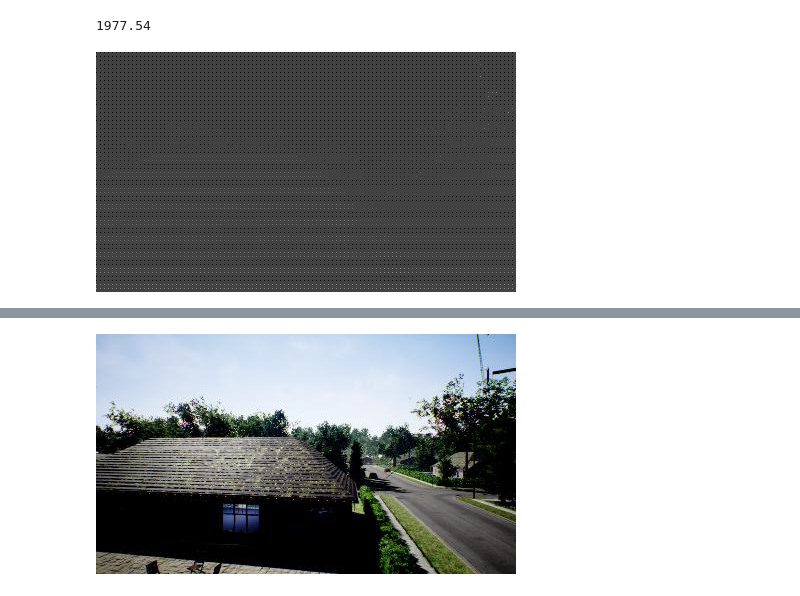
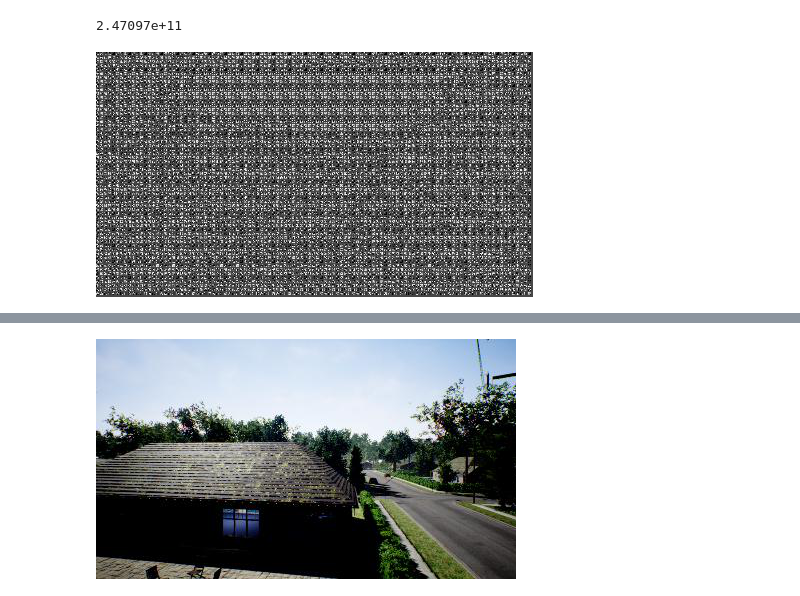
Before and after one commit to jmern3250/misc, a Jupyter notebook: depth/Image test .ipynb, the cells around one changed output, grey strips where cells are left out. Cells and saved outputs as stored; diff of their text form; code cells hidden in the pictures.

```diff
--- a/depth/Image test .ipynb
+++ b/depth/Image test .ipynb
@@ -23,18 +23,16 @@ else:
 X_train, Y_train = load_data(DATA)
 # %%
 tf.reset_default_graph()
+if PT:
+    Y_train_ = np.stack([Y_train.squeeze()]*3,axis=3)
 if DATA == 0:
     X = tf.placeholder(tf.float32, [None, 480, 640, 3])
     Y = tf.placeholder(tf.float32, [None, 480, 640, 1])
 elif DATA == 1:
-    X = tf.placeholder(tf.float32, [None, 240, 420, 3])
-    Y = tf.placeholder(tf.float32, [None, 240, 420, 1])
-LR = tf.placeholder(tf.float32)
+    X = tf.placeholder(tf.float32, [None, 245, 437, 3])
+    Y = tf.placeholder(tf.float32, [None, 245, 437, 1])
 is_training = tf.placeholder(tf.bool)
-if PT:
-    output = DACNet(Y,DATA)
-else:
-    output = DACNet(X,DATA)
+output = DACNet(X,is_training,DATA)
 loss = tf.nn.l2_loss(output-Y)
 mean_loss = tf.reduce_mean(loss)
 # %%
@@ -74,13 +72,13 @@ for var in tf.global_variables():
 # %%
 i = 7
-IMG, img_loss = sess.run([output, mean_loss], {X: X_train[i:i+1,:,:,:],
-                                          Y: Y_train[i:i+1,:,:,:],
-                                             is_training: False})
+IMG, img_loss = sess.run([output, mean_loss], {X: Y_train_[i:i+1,...],
+                                              Y: Y_train[i:i+1,...],
+                                                 is_training: False})
 print(img_loss)
 Image.fromarray(np.uint8(np.squeeze(IMG)*255.0))
 # %% [output]
-1977.54
+2.47097e+11
-[figure, old version]
+[figure, new version]
 # %%
 Image.fromarray(np.uint8(np.squeeze(Y_train[i,:,:,:]*255.0)))
 # %% [output]
```
Also changed, not shown: parts of 5 cells of this notebook, 1 other file.
